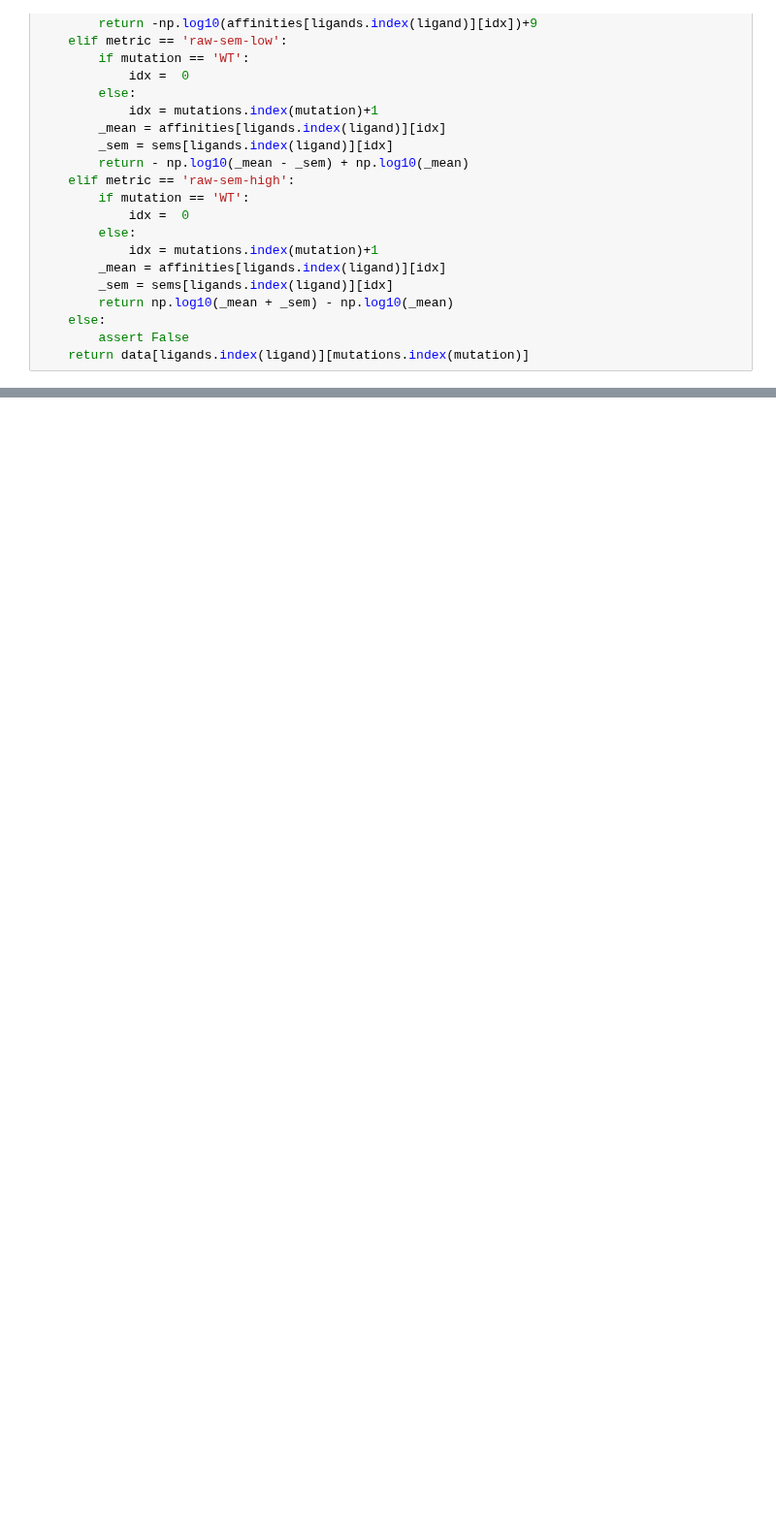
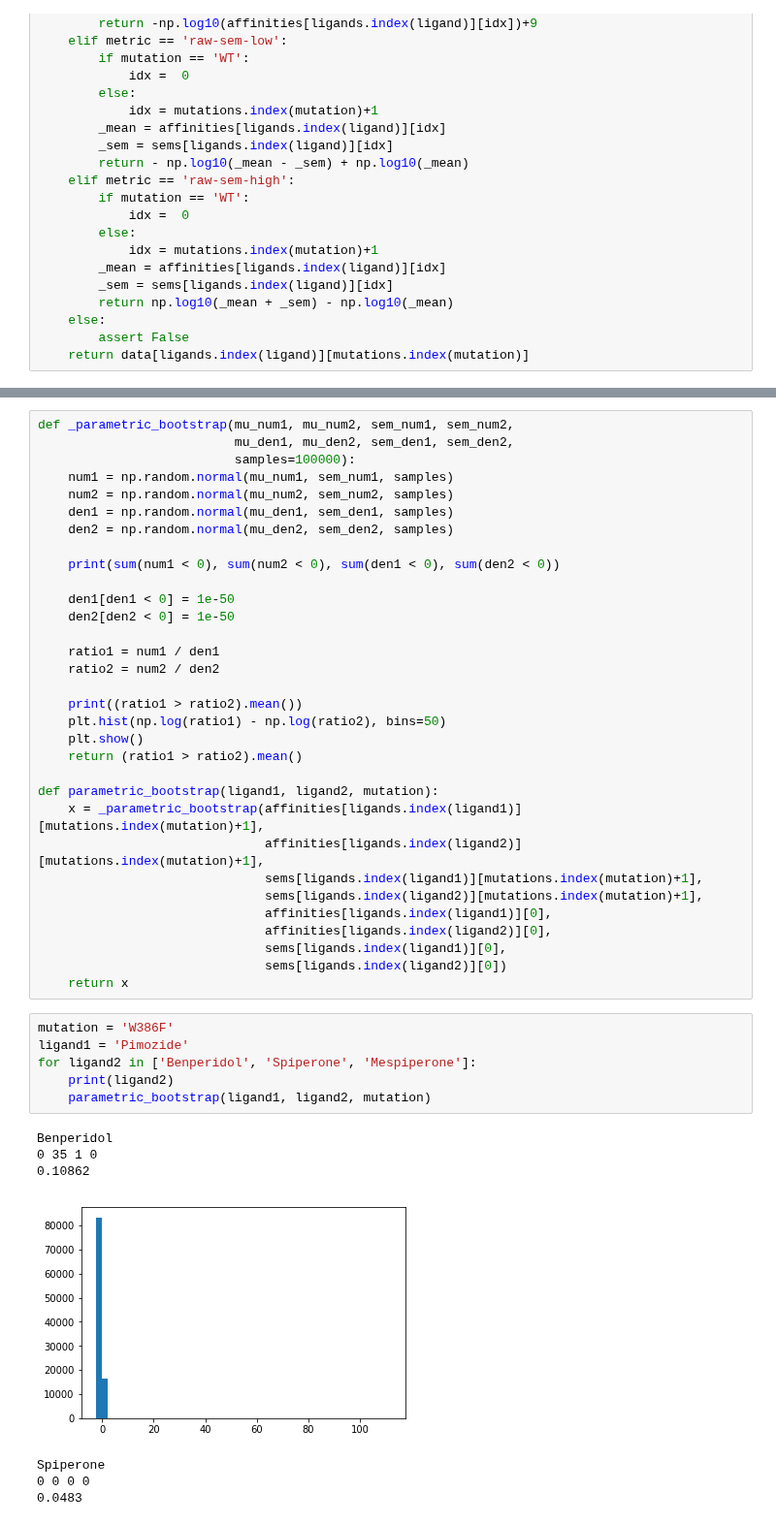
Before and after one commit to orangese/combind_multistruct_benchmarking, a Jupyter notebook: notebooks/paper/D2_mutagenesis_panels.ipynb, the cells around one changed output, grey strips where cells are left out. Shown at 97% size. Cells and saved outputs as stored; diff of their text form; blank space fills up the shorter version.

```diff
--- a/notebooks/paper/D2_mutagenesis_panels.ipynb
+++ b/notebooks/paper/D2_mutagenesis_panels.ipynb
@@ -172,0 +185,46 @@ for mutation in mutations:
+# %%
+def _parametric_bootstrap(mu_num1, mu_num2, sem_num1, sem_num2,
+                          mu_den1, mu_den2, sem_den1, sem_den2,
+                          samples=100000):
+    num1 = np.random.normal(mu_num1, sem_num1, samples)
+    num2 = np.random.normal(mu_num2, sem_num2, samples)
+    den1 = np.random.normal(mu_den1, sem_den1, samples)
+    den2 = np.random.normal(mu_den2, sem_den2, samples)
+
+    print(sum(num1 < 0), sum(num2 < 0), sum(den1 < 0), sum(den2 < 0))
+
+    den1[den1 < 0] = 1e-50
+    den2[den2 < 0] = 1e-50
+
+    ratio1 = num1 / den1
+    ratio2 = num2 / den2
+
+    print((ratio1 > ratio2).mean())
+    plt.hist(np.log(ratio1) - np.log(ratio2), bins=50)
+    plt.show()
+    return (ratio1 > ratio2).mean()
+
+def parametric_bootstrap(ligand1, ligand2, mutation):
+    x = _parametric_bootstrap(affinities[ligands.index(ligand1)][mutations.index(mutation)+1],
+                              affinities[ligands.index(ligand2)][mutations.index(mutation)+1],
+                              sems[ligands.index(ligand1)][mutations.index(mutation)+1],
+                              sems[ligands.index(ligand2)][mutations.index(mutation)+1],
+                              affinities[ligands.index(ligand1)][0],
+                              affinities[ligands.index(ligand2)][0],
+                              sems[ligands.index(ligand1)][0],
+                              sems[ligands.index(ligand2)][0])
+    return x
+# %%
+mutation = 'W386F'
+ligand1 = 'Pimozide'
+for ligand2 in ['Benperidol', 'Spiperone', 'Mespiperone']:
+    print(ligand2)
+    parametric_bootstrap(ligand1, ligand2, mutation)
+# %% [output]
+Benperidol
+0 35 1 0
+0.10862
+[figure, added]
+Spiperone
+0 0 0 0
+0.0483
```
Also changed, not shown: parts of 6 cells of this notebook, 30 other files.
